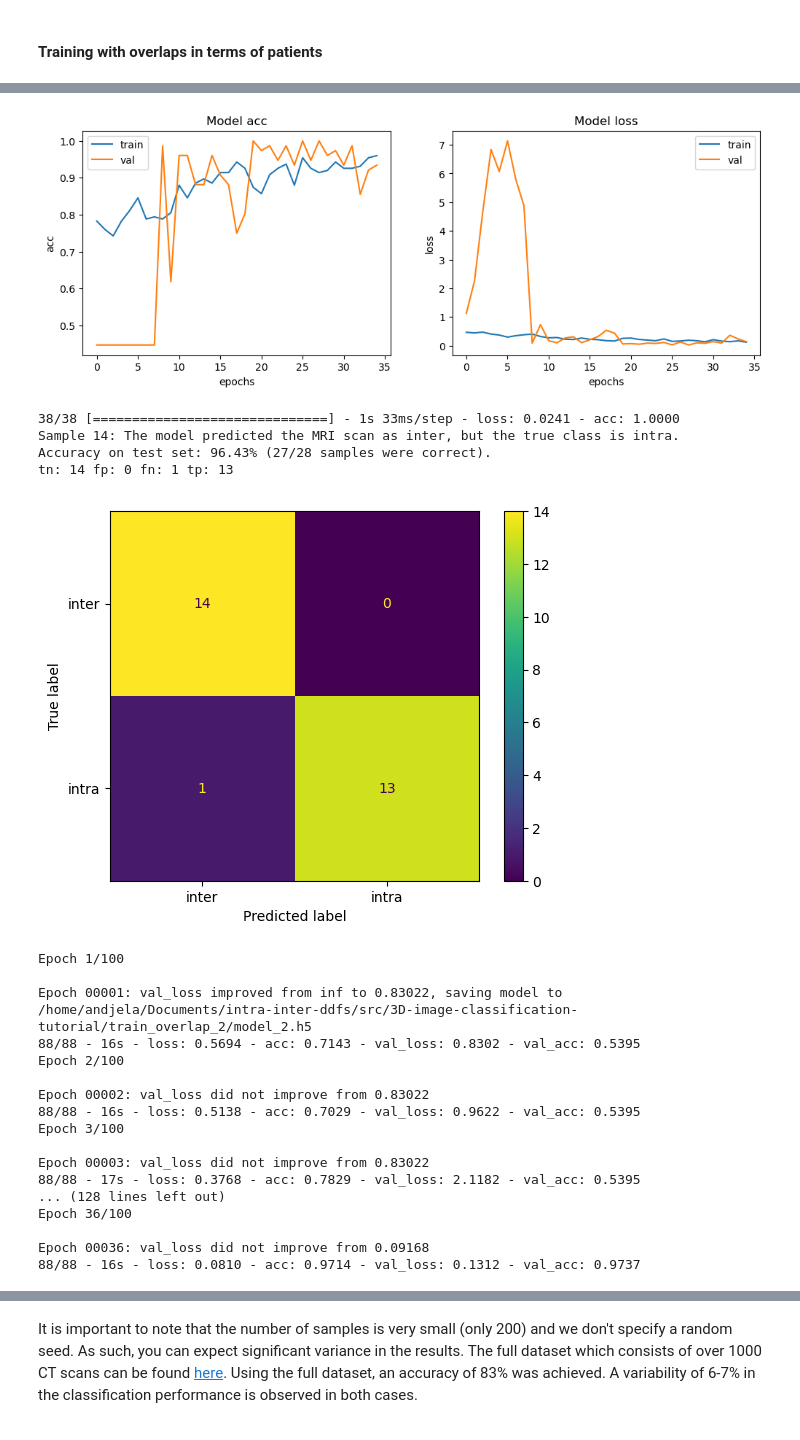
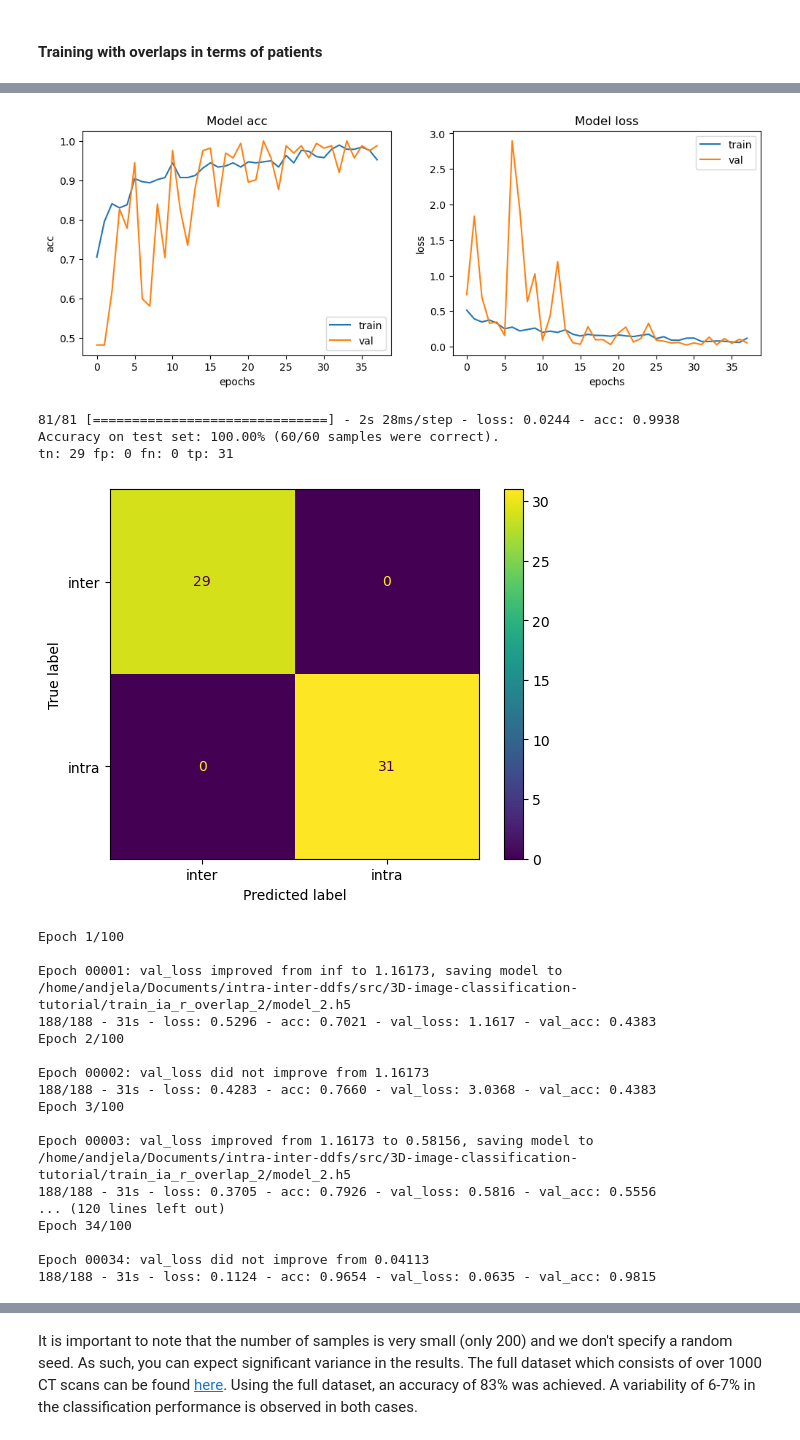
Before and after one commit to neuropoly/pediatric-intra-inter-encoding, a Jupyter notebook: notebooks/3D_image_classification.ipynb, the cells around one changed output, grey strips where cells are left out. Saved outputs shown, nothing was run; the diff lists cells and outputs as text; code cells hidden in the pictures.

Commit message:
Updated training notebook

```diff
--- a/notebooks/3D_image_classification.ipynb
+++ b/notebooks/3D_image_classification.ipynb
@@ -1300,0 +1412,11 @@ print('mean f1 score', np.mean(TEST_F1_SCORE), np.std(TEST_F1_SCORE))
+# %%
+def calculate_average_log_jacobian(volume):
+    # Iterate through the image_3d and store the absolute values of all elements in abs_values
+    abs_values = np.abs(volume)
+
+    # Calculate the average of the absolute values
+    average_absolute = np.mean(abs_values)
+
+    return average_absolute
+# %%
+all_paths = np.concatenate((all_intra_scans, all_inter_scans), axis=0)
@@ -1300,0 +1427,18 @@ print('mean f1 score', np.mean(TEST_F1_SCORE), np.std(TEST_F1_SCORE))
+# %%
+# Initialize an empty list to store dictionaries
+data = []
+
+# Loop through the processed scans
+for count, volume in enumerate(processed_all_scans):
+    avg_abs_log_jacobian = calculate_average_log_jacobian(volume)
+    components = [component for component in iter(lambda: os.path.split(all_paths[count])[1], '')]
+    scan_id_1, scan_id_2 = find_scan_ids(components[-2])
+
+    # Append data to the list
+    data.append({'scan_id_1': scan_id_1, 'scan_id_2': scan_id_2, 'avg_abs_log_jacobian': avg_abs_log_jacobian})
+
+# Convert the list of dictionaries to a DataFrame
+df = pd.DataFrame(data)
+
+# Save the DataFrame to a CSV file
+df.to_csv(f'full_logJac_{experiment_name}_NO.csv', index=False)
@@ -1320,7 +1508,9 @@ X = np.concatenate((intra_scans, inter_scans), axis=0)
 y = np.concatenate((intra_labels, inter_labels), axis=0)
 
 # Number of indices to be selected to match the no_overlap training
-num_indices = 279
+# num_indices = 305
+num_indices = 538
+# num_indices = 598
 
 # Randomly select indices from the first 434 elements (intra part)
 first_indices = np.random.choice(nbr_intra_pairs, size=num_indices // 2, replace=False)
@@ -1427,7 +1670,7 @@ lr_schedule = keras.optimizers.schedules.ExponentialDecay(
 			)
 for train_index, test_index in kf.split(train_data):
     train_iteration = f'_overlap_{fold_var}'
-    train_dir = os.path.join(os.getcwd(), f'train{train_iteration}')
+    train_dir = os.path.join(os.getcwd(), f'train_{experiment_name}{train_iteration}')
     # Create both train_dir if not already existent
     if not os.path.exists(train_dir):
         os.makedirs(train_dir)
@@ -1480,6 +1723,13 @@ for train_index, test_index in kf.split(train_data):
     TEST_F1_SCORE.append(f1_score_calc)
     tf.keras.backend.clear_session()
     fold_var += 1
+
+print('validation accuracy', VALIDATION_ACCURACY)
+print('test accuracy', TEST_ACCURACY)
+print('test f1_score', TEST_F1_SCORE)
+print('mean validation accuracy', np.mean(VALIDATION_ACCURACY), np.std(VALIDATION_ACCURACY))
+print('mean test accuracy', np.mean(TEST_ACCURACY), np.std(TEST_ACCURACY))
+print('mean f1 score', np.mean(TEST_F1_SCORE), np.std(TEST_F1_SCORE))
 # %% [output]
 Epoch 1/100
 
@@ -1524,23 +1773,22 @@ Epoch 00035: val_loss did not improve from 0.02414
-[figure, old version]
+[figure, new version]
-38/38 [==============================] - 1s 33ms/step - loss: 0.0241 - acc: 1.0000
-Sample 14: The model predicted the MRI scan as inter, but the true class is intra.
-Accuracy on test set: 96.43% (27/28 samples were correct).
-tn: 14 fp: 0 fn: 1 tp: 13
+81/81 [==============================] - 2s 28ms/step - loss: 0.0244 - acc: 0.9938
+Accuracy on test set: 100.00% (60/60 samples were correct).
+tn: 29 fp: 0 fn: 0 tp: 31
-[figure, old version]
+[figure, new version]
 Epoch 1/100
 
-Epoch 00001: val_loss improved from inf to 0.83022, saving model to /home/andjela/Documents/intra-inter-ddfs/src/3D-image-classification-tutorial/train_overlap_2/model_2.h5
-88/88 - 16s - loss: 0.5694 - acc: 0.7143 - val_loss: 0.8302 - val_acc: 0.5395
+Epoch 00001: val_loss improved from inf to 1.16173, saving model to /home/andjela/Documents/intra-inter-ddfs/src/3D-image-classification-tutorial/train_ia_r_overlap_2/model_2.h5
+188/188 - 31s - loss: 0.5296 - acc: 0.7021 - val_loss: 1.1617 - val_acc: 0.4383
 Epoch 2/100
 
-Epoch 00002: val_loss did not improve from 0.83022
-88/88 - 16s - loss: 0.5138 - acc: 0.7029 - val_loss: 0.9622 - val_acc: 0.5395
+Epoch 00002: val_loss did not improve from 1.16173
+188/188 - 31s - loss: 0.4283 - acc: 0.7660 - val_loss: 3.0368 - val_acc: 0.4383
 Epoch 3/100
 
-Epoch 00003: val_loss did not improve from 0.83022
-88/88 - 17s - loss: 0.3768 - acc: 0.7829 - val_loss: 2.1182 - val_acc: 0.5395
-... (128 lines left out)
-Epoch 36/100
+Epoch 00003: val_loss improved from 1.16173 to 0.58156, saving model to /home/andjela/Documents/intra-inter-ddfs/src/3D-image-classification-tutorial/train_ia_r_overlap_2/model_2.h5
+188/188 - 31s - loss: 0.3705 - acc: 0.7926 - val_loss: 0.5816 - val_acc: 0.5556
+... (120 lines left out)
+Epoch 34/100
 
-Epoch 00036: val_loss did not improve from 0.09168
-88/88 - 16s - loss: 0.0810 - acc: 0.9714 - val_loss: 0.1312 - val_acc: 0.9737
+Epoch 00034: val_loss did not improve from 0.04113
+188/188 - 31s - loss: 0.1124 - acc: 0.9654 - val_loss: 0.0635 - val_acc: 0.9815
```
Also changed, not shown: parts of 30 cells of this notebook.
